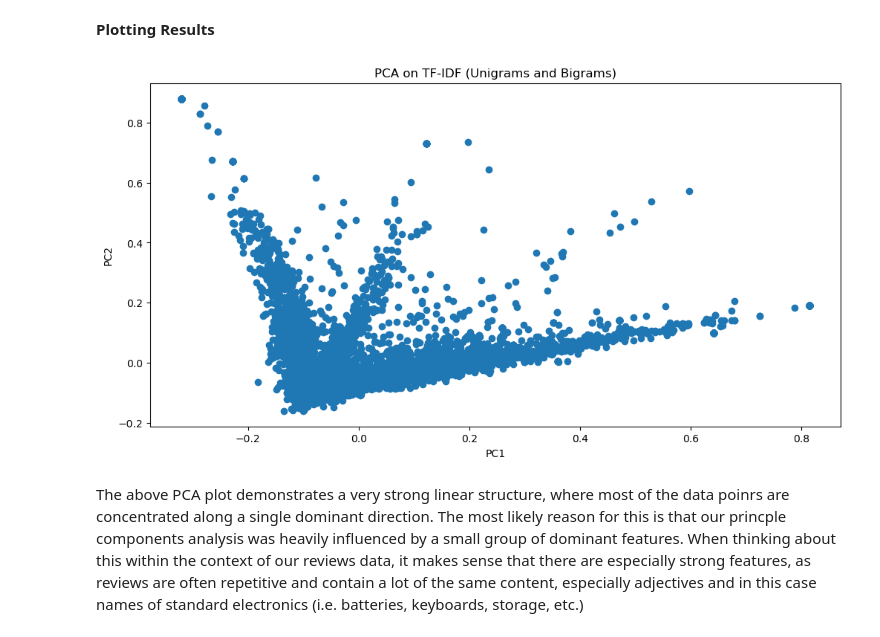
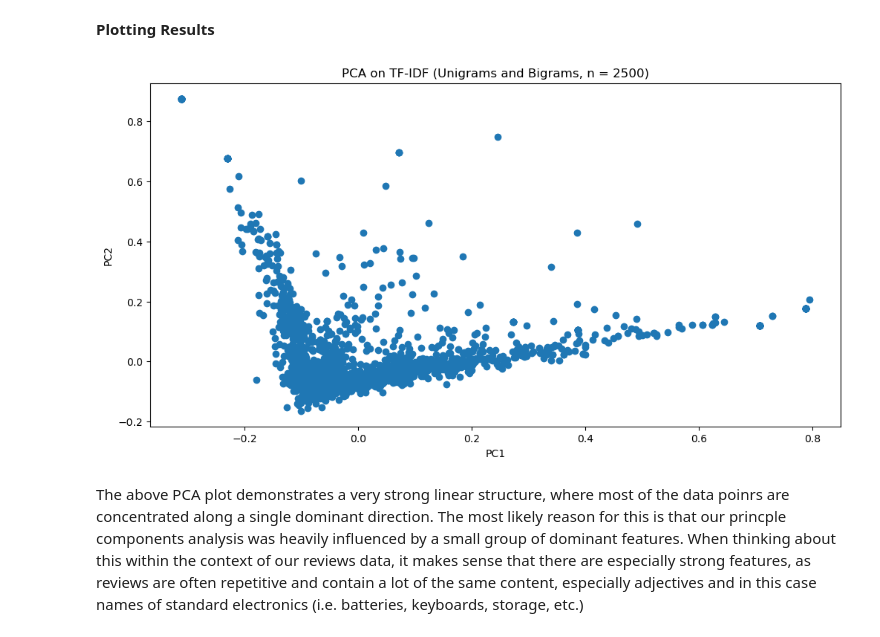
Before and after one commit to sm110101/portfolio_site, a Jupyter notebook: technical-details/unsupervised-learning/main.ipynb, the cells around one changed output. Saved outputs shown, nothing was run; the diff lists cells and outputs as text; code cells hidden in the pictures.

```diff
--- a/technical-details/unsupervised-learning/main.ipynb
+++ b/technical-details/unsupervised-learning/main.ipynb
@@ -150,7 +150,7 @@ To start off, lets create two simple plots of the data, using each of our two di
 
 **Sample TF-IDF Matrix**
 # %%
-N_SAMPLES = 10000
+N_SAMPLES = 2500
 sampled_reviews = reviews.sample(n=N_SAMPLES, random_state=5000)
 
 ## Using tf-idf embedding
@@ -173,13 +173,13 @@ tsne_data = tsne.fit_transform(X_tfidf.toarray())
 # %%
 # Plotting PCA results
 plt.figure(figsize=(12, 6))
 plt.scatter(pca_data[:, 0], pca_data[:, 1])
-plt.title("PCA on TF-IDF (Unigrams and Bigrams)")
+plt.title("PCA on TF-IDF (Unigrams and Bigrams, n = 2500)")
 plt.xlabel("PC1")
 plt.ylabel("PC2")
 plt.show()
 # %% [output]
-[figure, old version]
+[figure, new version]
 # %% [markdown]
 The above PCA plot demonstrates a very strong linear structure, where most of the data poinrs are concentrated along a single dominant direction. The most likely reason for this is that our princple components analysis was heavily influenced by a small group of dominant features. When thinking about this within the context of our reviews data, it makes sense that there are especially strong features, as reviews are often repetitive and contain a lot of the same content, especially adjectives and in this case names of standard electronics (i.e. batteries, keyboards, storage, etc.)
 # %%
```
Also changed, not shown: parts of 33 cells of this notebook, 33 other files.
